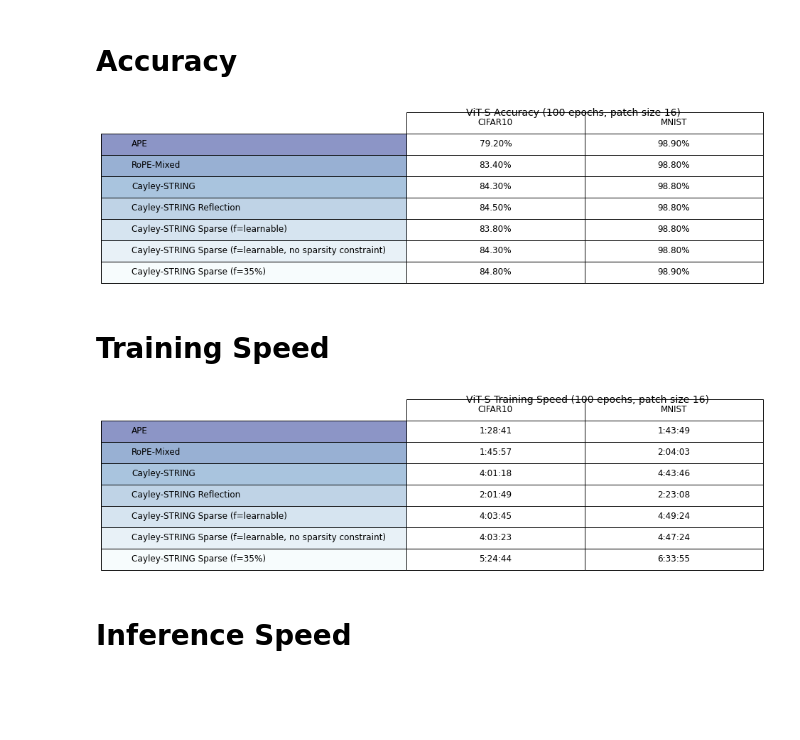
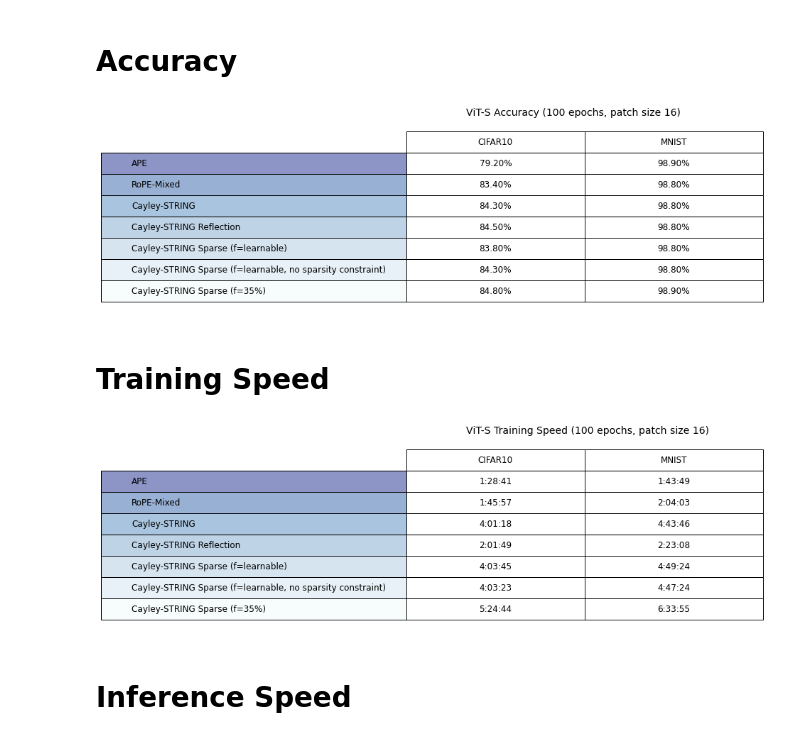
Before and after one commit to mariafernandasf/data-mining-project, a Jupyter notebook: plot_experiment_results_new.ipynb, the cells around one changed output. Cells and saved outputs as stored; diff of their text form; code cells hidden in the pictures; blank space fills up the shorter version.

```diff
--- a/plot_experiment_results_new.ipynb
+++ b/plot_experiment_results_new.ipynb
@@ -212,9 +212,9 @@ def accuracy_plots(model_dict, figsize=(6, 4), scale_x=1.5, scale_y=2.5):
     plt.tight_layout()
     plt.show()
 # %%
-accuracy_plots(baseline_variants_patch16)
+accuracy_plots(baseline_variants_patch16, figsize=(6,5))
 # %% [output]
-[figure, old version]
+[figure, new version]
 # %% [markdown]
 # Training Speed
 # %%
@@ -306,9 +306,9 @@ def training_speed_plot(model_dict, figsize=(6, 4), scale_x=1.5, scale_y=2.5):
     plt.tight_layout()
     plt.show()
 # %%
-training_speed_plot(baseline_variants_patch16)
+training_speed_plot(baseline_variants_patch16, figsize=(6,5))
 # %% [output]
-[figure, old version]
+[figure, new version]
 # %% [markdown]
 # Inference Speed
 # %%
```
Also changed, not shown: 23 other files.
